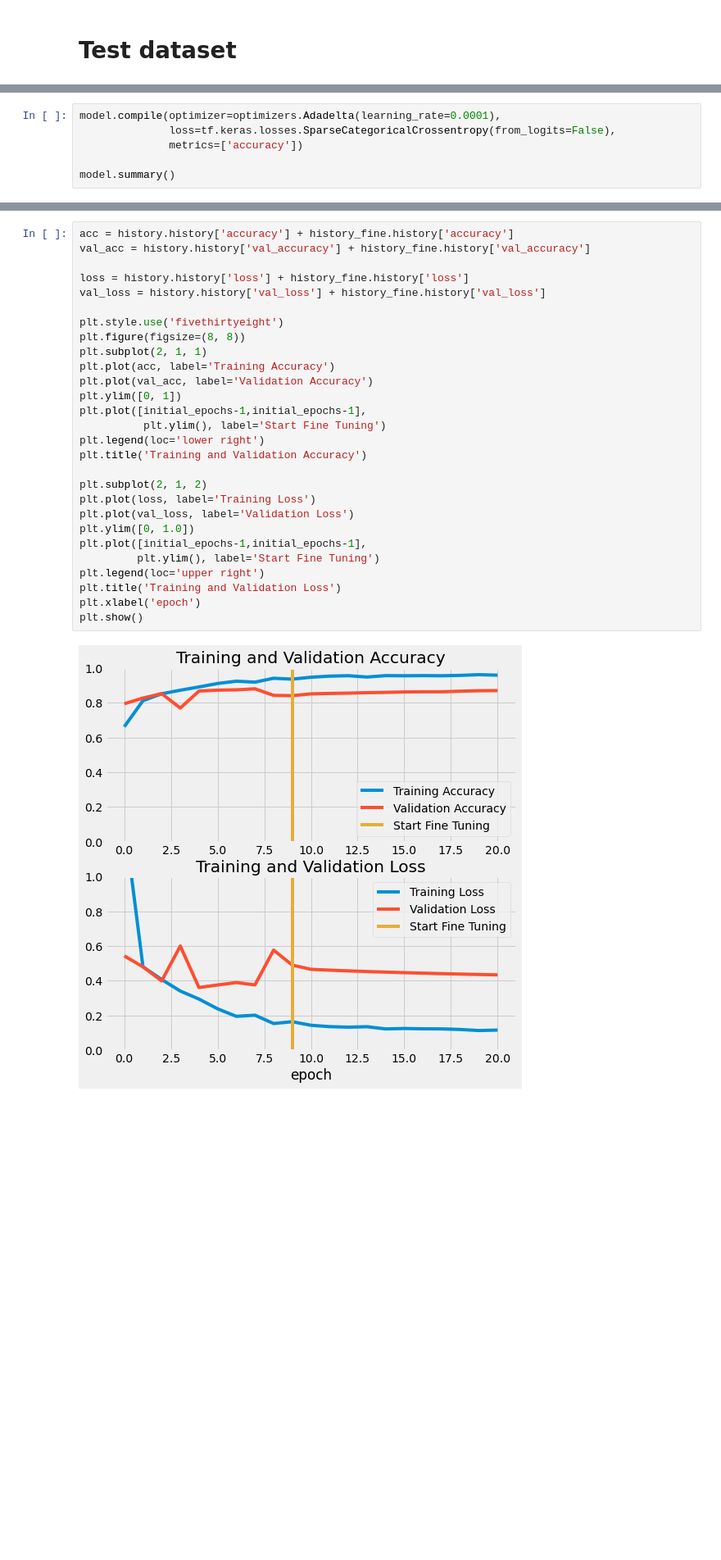
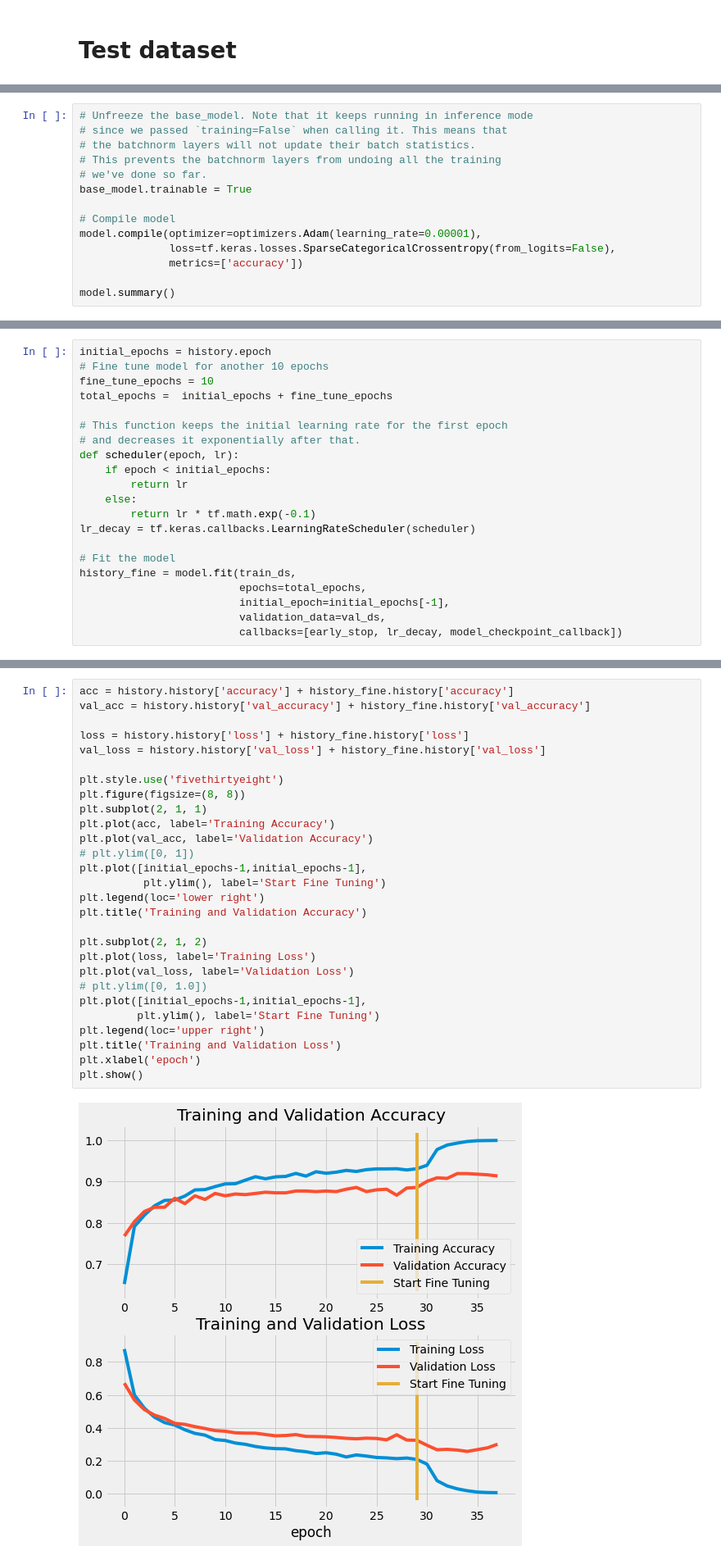
Before and after one commit to tanpinray/AMLS_22-21_SN18100138, a Jupyter notebook: Task_B_NN.ipynb, the cells around one changed output, grey strips where cells are left out. Shown at 82% size. Cells and saved outputs as stored; diff of their text form; blank space fills up the shorter version.

```diff
--- a/Task_B_NN.ipynb
+++ b/Task_B_NN.ipynb
@@ -454,6 +296,0 @@ for layer in base_model.layers[:fine_tune_at]:
-# %%
-model.compile(optimizer=optimizers.Adadelta(learning_rate=0.0001),
-              loss=tf.keras.losses.SparseCategoricalCrossentropy(from_logits=False),
-              metrics=['accuracy'])
-
-model.summary()
@@ -533,0 +344,14 @@ Epoch 28/30
+# %%
+# Unfreeze the base_model. Note that it keeps running in inference mode
+# since we passed `training=False` when calling it. This means that
+# the batchnorm layers will not update their batch statistics.
+# This prevents the batchnorm layers from undoing all the training
+# we've done so far.
+base_model.trainable = True
+
+# Compile model
+model.compile(optimizer=optimizers.Adam(learning_rate=0.00001),
+              loss=tf.keras.losses.SparseCategoricalCrossentropy(from_logits=False),
+              metrics=['accuracy'])
+
+model.summary()
@@ -533,0 +376,21 @@ Epoch 28/30
+# %%
+initial_epochs = history.epoch
+# Fine tune model for another 10 epochs
+fine_tune_epochs = 10
+total_epochs =  initial_epochs + fine_tune_epochs
+
+# This function keeps the initial learning rate for the first epoch
+# and decreases it exponentially after that.
+def scheduler(epoch, lr):
+    if epoch < initial_epochs:
+        return lr
+    else:
+        return lr * tf.math.exp(-0.1)
+lr_decay = tf.keras.callbacks.LearningRateScheduler(scheduler)
+
+# Fit the model
+history_fine = model.fit(train_ds,
+                         epochs=total_epochs,
+                         initial_epoch=initial_epochs[-1],
+                         validation_data=val_ds,
+                         callbacks=[early_stop, lr_decay, model_checkpoint_callback])
@@ -534,33 +414,33 @@ Epoch 28/30
 # %%
 acc = history.history['accuracy'] + history_fine.history['accuracy']
 val_acc = history.history['val_accuracy'] + history_fine.history['val_accuracy']
 
 loss = history.history['loss'] + history_fine.history['loss']
 val_loss = history.history['val_loss'] + history_fine.history['val_loss']
 
 plt.style.use('fivethirtyeight')
 plt.figure(figsize=(8, 8))
 plt.subplot(2, 1, 1)
 plt.plot(acc, label='Training Accuracy')
 plt.plot(val_acc, label='Validation Accuracy')
-plt.ylim([0, 1])
+# plt.ylim([0, 1])
 plt.plot([initial_epochs-1,initial_epochs-1],
           plt.ylim(), label='Start Fine Tuning')
 plt.legend(loc='lower right')
 plt.title('Training and Validation Accuracy')
 
 plt.subplot(2, 1, 2)
 plt.plot(loss, label='Training Loss')
 plt.plot(val_loss, label='Validation Loss')
-plt.ylim([0, 1.0])
+# plt.ylim([0, 1.0])
 plt.plot([initial_epochs-1,initial_epochs-1],
          plt.ylim(), label='Start Fine Tuning')
 plt.legend(loc='upper right')
 plt.title('Training and Validation Loss')
 plt.xlabel('epoch')
 plt.show()
 # %% [output]
-[figure, old version]
+[figure, new version]
 # %%
 predictions = np.array([])
 labels =  np.array([])
```
Also changed, not shown: parts of 28 cells of this notebook.
